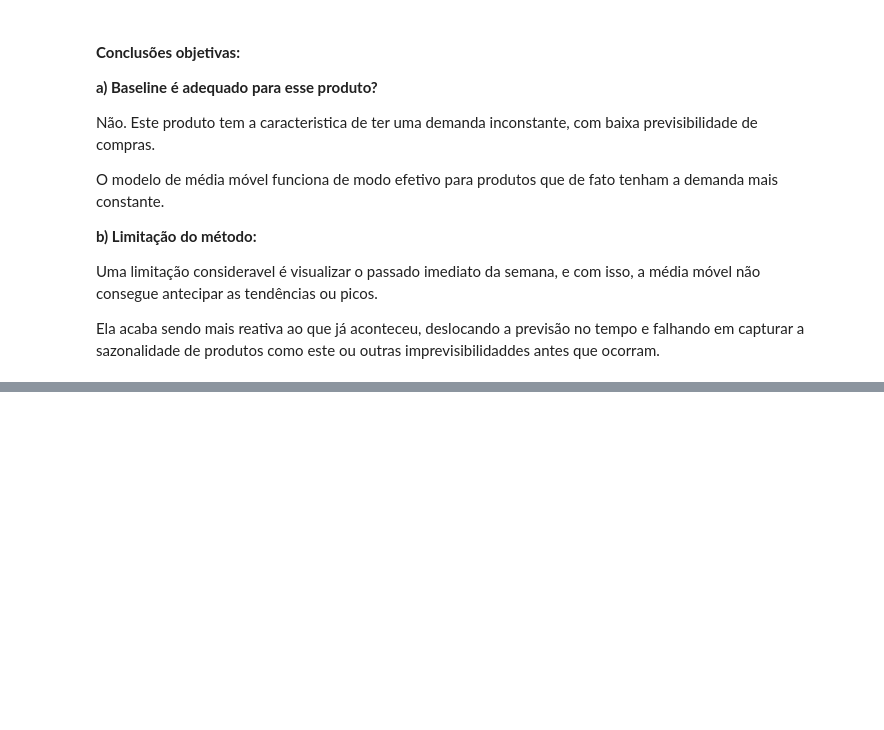
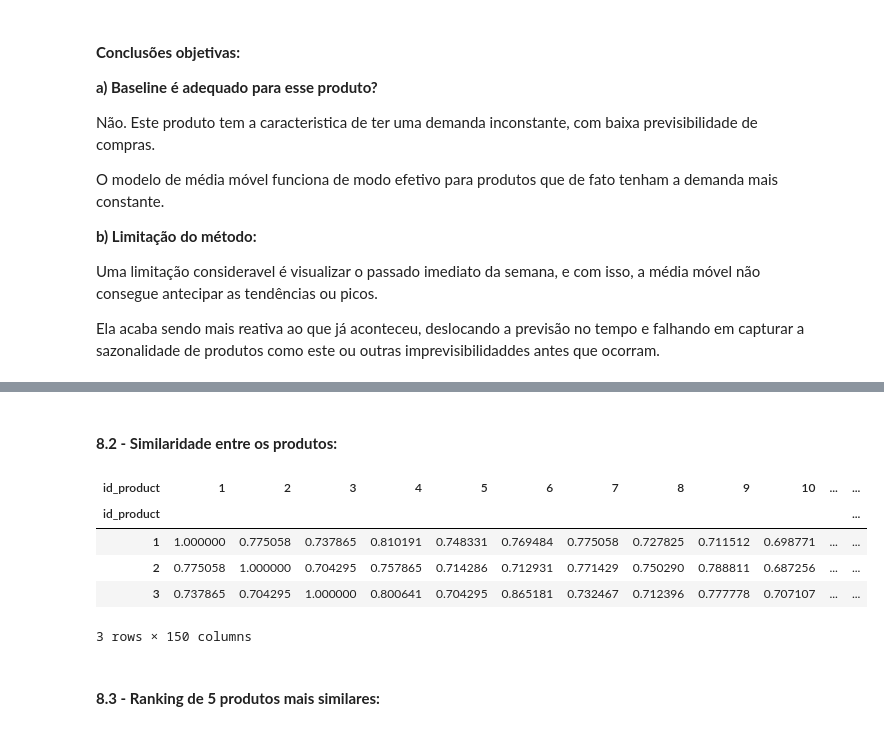
Before and after one commit to kevinkchaves/Desafio_Lighthouse, a Jupyter notebook: notebook/Relatorio.ipynb, the cells around one changed output, grey strips where cells are left out. Cells and saved outputs as stored; diff of their text form; code cells hidden in the pictures; blank space fills up the shorter version.

```diff
--- a/notebook/Relatorio.ipynb
+++ b/notebook/Relatorio.ipynb
@@ -1026,0 +1036,23 @@ Ela acaba sendo mais reativa ao que já aconteceu, deslocando a previsão no tem
+# %% [markdown]
+#### **8.2 - Similaridade entre os produtos:**
+# %%
+#SIMILARIDADE DE COSSENO ENTRE OS PRODUTOS
+matriz_produtos = matriz_binaria.T
+dist_cosseno = cosine_similarity(matriz_produtos)
+
+#CRIANDO UM DATAFRAME DE SIMILARIDADE
+df_similaridade = pd.DataFrame(dist_cosseno,
+                               index=matriz_produtos.index,
+                               columns=matriz_produtos.index)
+
+
+display(df_similaridade.head(3))
+# %% [output]
+| id_product | 1 | 2 | 3 | 4 | 5 | 6 | 7 | 8 | 9 | 10 | ... | ... |
+| id_product |  |  |  |  |  |  |  |  |  |  |  | ... |
+| 1 | 1.000000 | 0.775058 | 0.737865 | 0.810191 | 0.748331 | 0.769484 | 0.775058 | 0.727825 | 0.711512 | 0.698771 | ... | ... |
+| 2 | 0.775058 | 1.000000 | 0.704295 | 0.757865 | 0.714286 | 0.712931 | 0.771429 | 0.750290 | 0.788811 | 0.687256 | ... | ... |
+| 3 | 0.737865 | 0.704295 | 1.000000 | 0.800641 | 0.704295 | 0.865181 | 0.732467 | 0.712396 | 0.777778 | 0.707107 | ... | ... |
+3 rows × 150 columns
+# %% [markdown]
+#### **8.3 - Ranking de 5 produtos mais similares:**
```
Also changed, not shown: parts of 8 cells of this notebook, 2 other files.
